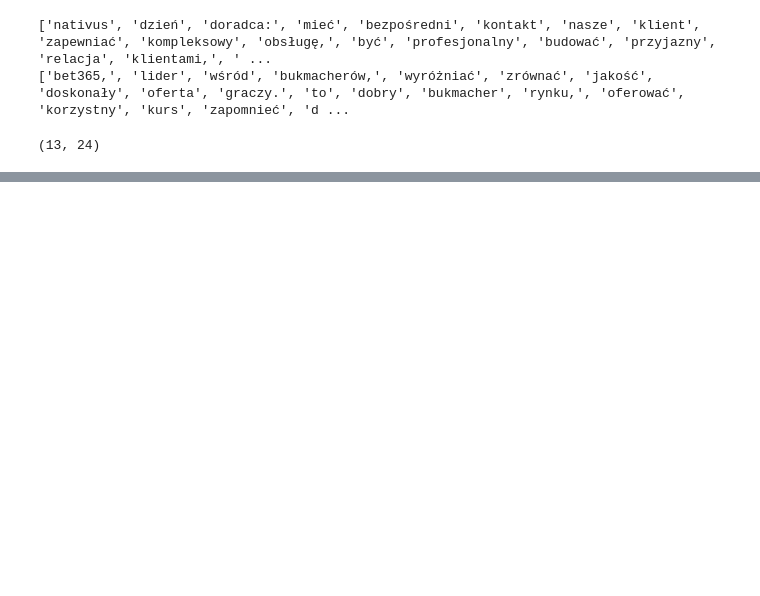
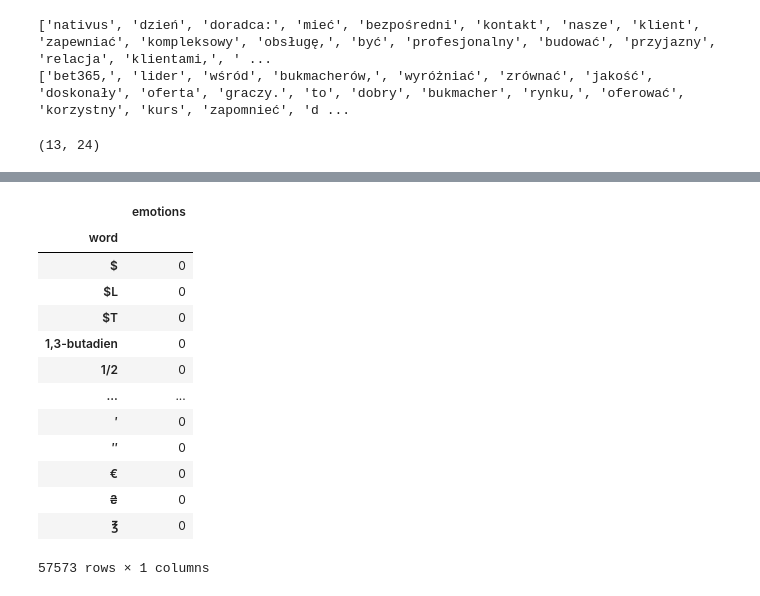
Before and after one commit to wojciechkosiuk/mISIe-SupervisionHack2023, a Jupyter notebook: bag_of_words.ipynb, the cells around one changed output, grey strips where cells are left out. Drawn from its saved outputs; the diff is of its cells as text; code cells hidden in the pictures; blank space fills up the shorter version.

```diff
--- a/bag_of_words.ipynb
+++ b/bag_of_words.ipynb
@@ -121,0 +136,17 @@ create_tfidf(opisy_ofert, etykiety)
+# %%
+grouped_emotions
+# %% [output]
+|  | emotions |
+| word |  |
+| $ | 0 |
+| $L | 0 |
+| $T | 0 |
+| 1,3-butadien | 0 |
+| 1/2 | 0 |
+| ... | ... |
+| ′ | 0 |
+| ″ | 0 |
+| € | 0 |
+| ₴ | 0 |
+| ℥ | 0 |
+57573 rows × 1 columns
```
Also changed, not shown: parts of 8 cells of this notebook, 1 other file.
